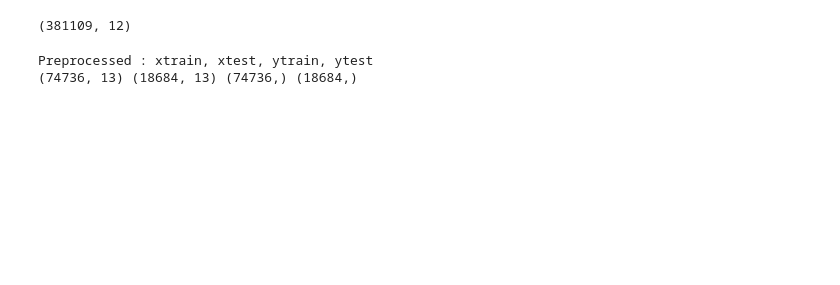
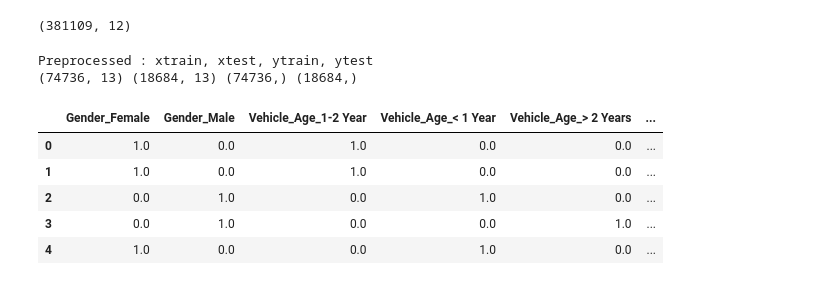
Before and after one commit to williscr/Capstone, a Jupyter notebook: Preprocessing.ipynb, the cells around one changed output. Saved outputs shown, nothing was run; the diff lists cells and outputs as text; code cells hidden in the pictures; blank space fills up the shorter version.

```diff
--- a/Preprocessing.ipynb
+++ b/Preprocessing.ipynb
@@ -64,3 +64,17 @@ print(xtrain.shape,xtest.shape,ytrain.shape,ytest.shape)
 # %% [output]
 Preprocessed : xtrain, xtest, ytrain, ytest
 (74736, 13) (18684, 13) (74736,) (18684,)
+# %%
+cat_cols = clf.named_steps['preprocessor'].transformers_[0][1] \
+        .named_steps['onehot'].get_feature_names_out(cat_feat)
+
+features_df = pd.DataFrame(xtest, columns=cat_cols.tolist()+num_feat)
+# %%
+features_df.head()
+# %% [output]
+|  | Gender_Female | Gender_Male | Vehicle_Age_1-2 Year | Vehicle_Age_< 1 Year | Vehicle_Age_> 2 Years | ... |
+| 0 | 1.0 | 0.0 | 1.0 | 0.0 | 0.0 | ... |
+| 1 | 1.0 | 0.0 | 1.0 | 0.0 | 0.0 | ... |
+| 2 | 0.0 | 1.0 | 0.0 | 1.0 | 0.0 | ... |
+| 3 | 0.0 | 1.0 | 0.0 | 0.0 | 1.0 | ... |
+| 4 | 1.0 | 0.0 | 0.0 | 1.0 | 0.0 | ... |
```
Also changed, not shown: 5 other files.
